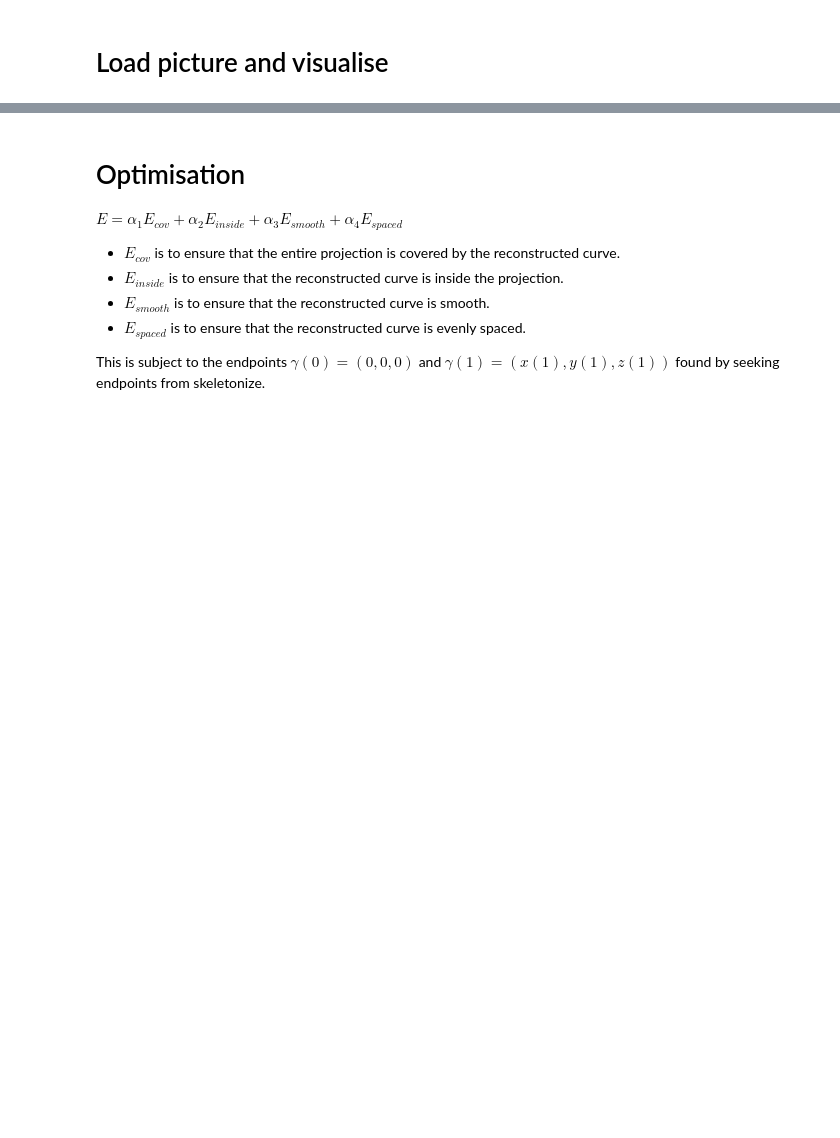
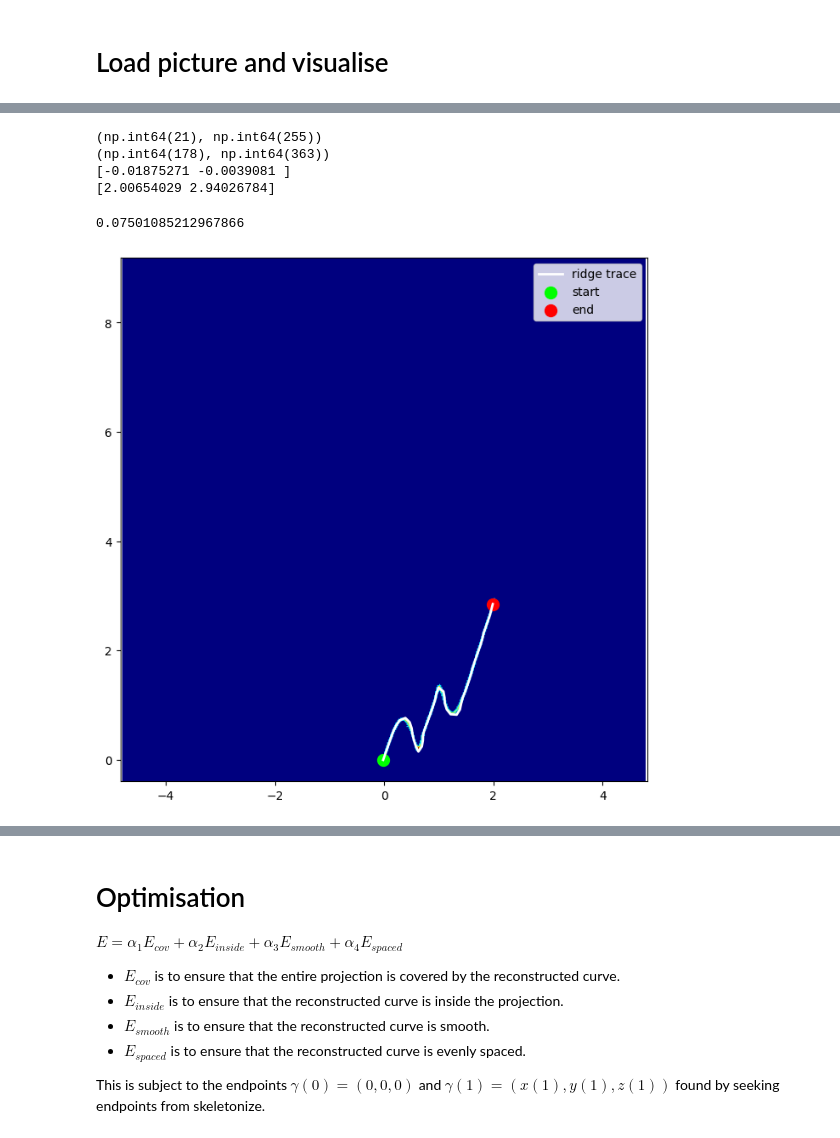
Before and after one commit to josef-lin/HFSP-dodder, a Jupyter notebook: src/data-reconstruction/data-reconstruction.ipynb, the cells around one changed output, grey strips where cells are left out. Saved outputs shown, nothing was run; the diff lists cells and outputs as text; code cells hidden in the pictures; blank space fills up the shorter version.

```diff
--- a/src/data-reconstruction/data-reconstruction.ipynb
+++ b/src/data-reconstruction/data-reconstruction.ipynb
@@ -288,0 +244,80 @@ U0 = np.column_stack([
+# %%
+rows, cols = np.where(phi_yz > 0)
+
+y_pts = y_coords[cols]
+z_pts = z_coords[rows]
+
+idx = np.argmin(z_pts)
+start_pix_yz = (
+    rows[idx],
+    cols[idx]
+)
+start_yz = np.array([y_pts[idx], z_pts[idx]])
+
+idx = np.argmax(z_pts)
+end_pix_yz = (
+    rows[idx],
+    cols[idx]
+)
+end_yz = np.array([y_pts[idx], z_pts[idx]])
+
+print(start_pix_yz)
+print(end_pix_yz)
+print(start_yz)
+print(end_yz)
+# %% [output]
+(np.int64(21), np.int64(255))
+(np.int64(178), np.int64(363))
+[-0.01875271 -0.0039081 ]
+[2.00654029 2.94026784]
+# %%
+width_est = 2*np.percentile(phi_yz[phi_yz > 0], 95)
+print(width_est)
+# %% [output]
+0.07501085212967866
+# %%
+path_yz = trace_ridge_continuous(start_yz, end_yz, phi_yz_interp, h=1.5*width_est)
+
+plt.figure(figsize=(8,8))
+
+plt.imshow(
+    phi_yz,
+    extent=[
+        y_coords.min(),
+        y_coords.max(),
+        z_coords.min(),
+        z_coords.max()
+    ],
+    origin='lower',
+    cmap='jet'
+)
+
+plt.plot(
+    path_yz[:,0],
+    path_yz[:,1],
+    'w-',
+    linewidth=2,
+    label='ridge trace'
+)
+
+plt.scatter(
+    path_yz[0,0],
+    path_yz[0,1],
+    c='lime',
+    s=100,
+    label='start'
+)
+
+plt.scatter(
+    path_yz[-1,0],
+    path_yz[-1,1],
+    c='red',
+    s=100,
+    label='end'
+)
+
+plt.axis('equal')
+plt.legend()
+plt.show()
+# %% [output]
+[figure, added]
```
Also changed, not shown: parts of 19 cells of this notebook.
